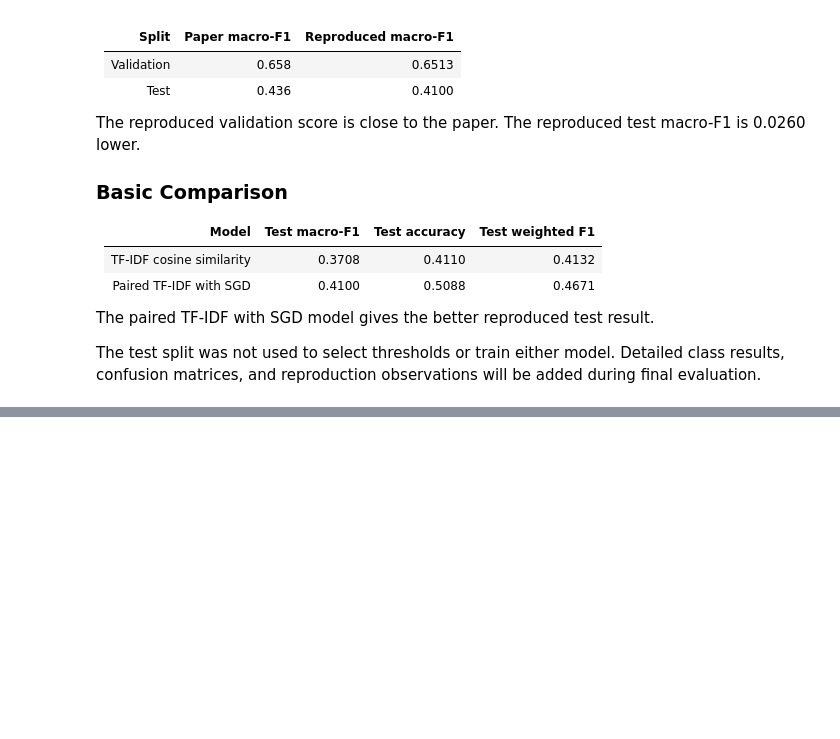
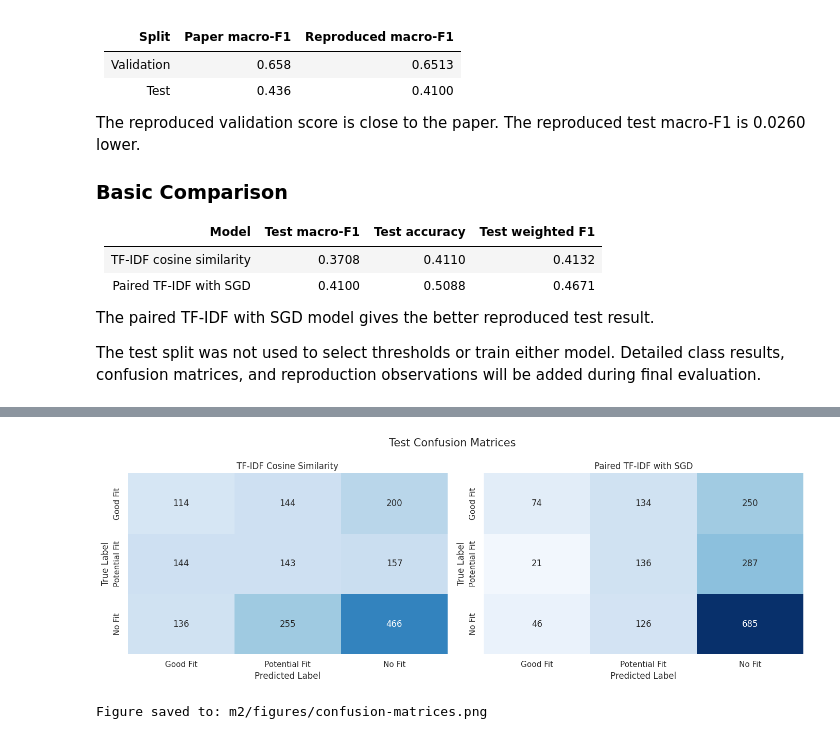
Before and after one commit to nandu-99/resume-job-matcher, a Jupyter notebook: m2/notebooks/m2-baseline-reproduction.ipynb, the cells around one changed output, grey strips where cells are left out. Saved outputs shown, nothing was run; the diff lists cells and outputs as text; code cells hidden in the pictures; blank space fills up the shorter version.

Commit message:
feat(m2): finalize baseline evaluation

```diff
--- a/m2/notebooks/m2-baseline-reproduction.ipynb
+++ b/m2/notebooks/m2-baseline-reproduction.ipynb
@@ -1865,0 +1931,59 @@ The test split was not used to select thresholds or train either model. Detailed
+# %%
+similarity_confusion_matrix = confusion_matrix(
+    test_final_df["label"],
+    test_similarity_predictions,
+    labels=MODEL_LABELS
+)
+
+sgd_confusion_matrix = confusion_matrix(
+    test_final_df["label"],
+    test_sgd_predictions,
+    labels=MODEL_LABELS
+)
+
+maximum_count = max(
+    similarity_confusion_matrix.max(),
+    sgd_confusion_matrix.max()
+)
+
+fig, axes = plt.subplots(1, 2, figsize=(14, 5))
+
+for ax, matrix, title in [
+    (
+        axes[0],
+        similarity_confusion_matrix,
+        "TF-IDF Cosine Similarity"
+    ),
+    (
+        axes[1],
+        sgd_confusion_matrix,
+        "Paired TF-IDF with SGD"
+    )
+]:
+    sns.heatmap(
+        matrix,
+        annot=True,
+        fmt="d",
+        cmap="Blues",
+        vmin=0,
+        vmax=maximum_count,
+        cbar=False,
+        xticklabels=MODEL_LABELS,
+        yticklabels=MODEL_LABELS,
+        ax=ax
+    )
+    ax.set_title(title)
+    ax.set_xlabel("Predicted Label")
+    ax.set_ylabel("True Label")
+
+fig.suptitle("Test Confusion Matrices", fontsize=15)
+plt.tight_layout()
+
+confusion_figure_path = FIGURE_DIR / "confusion-matrices.png"
+fig.savefig(confusion_figure_path, dpi=300, bbox_inches="tight")
+plt.show()
+
+print(f"Figure saved to: {confusion_figure_path}")
+# %% [output]
+[figure, added]
+Figure saved to: m2/figures/confusion-matrices.png
```
Also changed, not shown: parts of 8 cells of this notebook, 5 other files.
